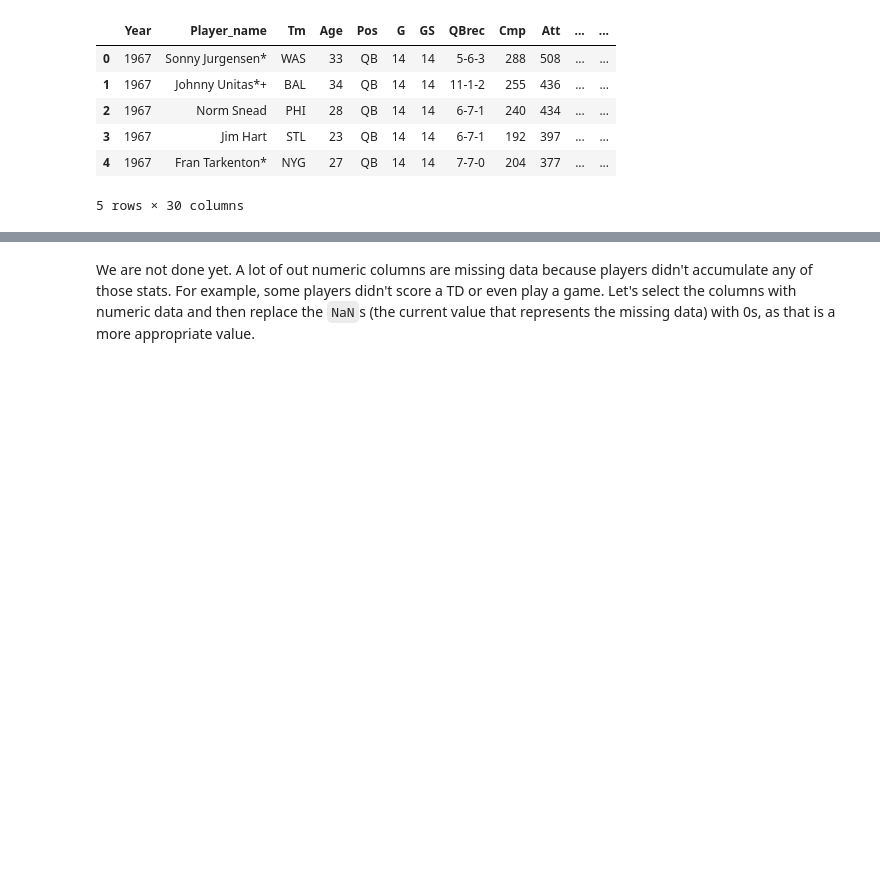
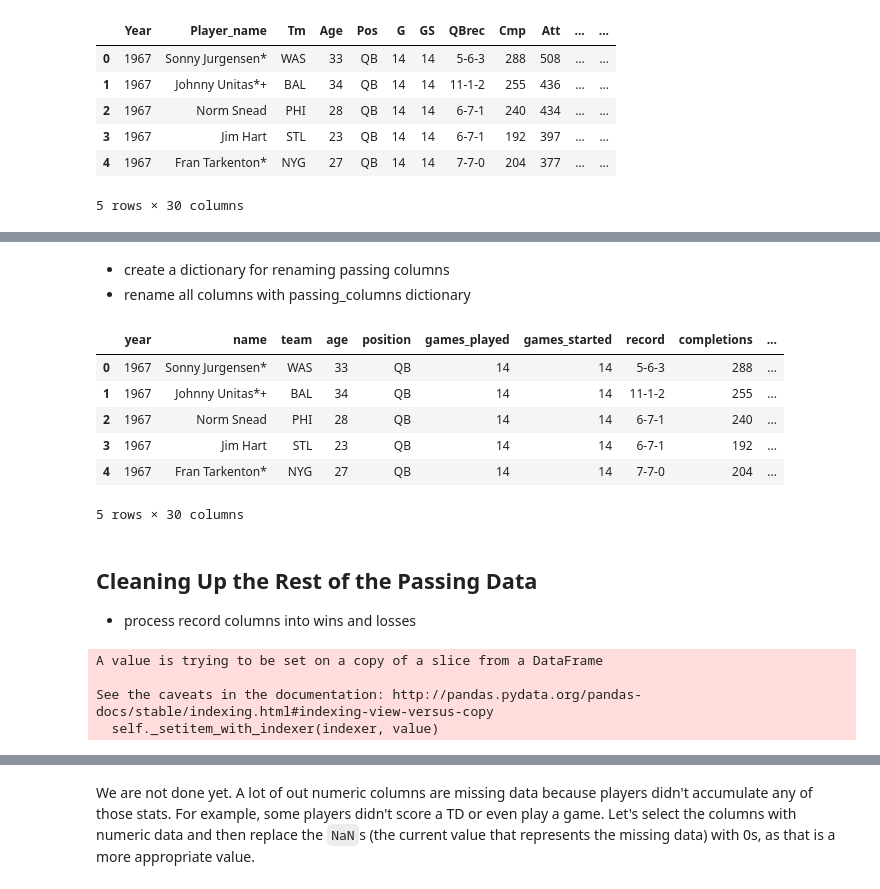
Before and after one commit to kpolimis/SOC590-Python-tutorial, a Jupyter notebook: notebooks/nfl_passing.ipynb, the cells around one changed output, grey strips where cells are left out. Cells and saved outputs as stored; diff of their text form; code cells hidden in the pictures; blank space fills up the shorter version.

```diff
--- a/notebooks/nfl_passing.ipynb
+++ b/notebooks/nfl_passing.ipynb
@@ -451,2 +329,68 @@ From the above we can see that a lot of the player data isn't numeric when it sh
+# %%
+passing_df_clean = pd.read_csv("../data/raw_data/pfr_nfl_passing_data_RAW.csv")
+# %% [markdown]
+* create a dictionary for renaming passing columns
+* rename all columns with passing_columns dictionary
+# %%
+passing_columns = {
+              'Year':'year', 'Player_name': 'name', 'Tm': 'team', 'Age': 'age',
+              'Pos': 'position', 'G': 'games_played', 'GS':
+              'games_started', 'QBrec': 'record', 'Cmp': 'completions',
+              'Att': 'attempts', 'Cmp%': 'completionPct', 'Yds':
+              'passing_yards', 'TD': 'passing_TD',  'TD%':
+              'passing_TDPct', 'Int': 'passing_INT', 'Int%':
+              'passing_INTPct', 'Lng': 'passing_long', 'Y/A':
+              'passing_ydsAtt', 'AY/A': 'passing_airydsAtt', 'Y/C':
+              'passing_ydsComp', 'Y/G': 'passing_ydsGame', 'Rate':
+              'passing_rating', 'QBR': 'QBR','Sk': 'passing_sacks', 'Yds.1':
+              'passing_sacksyds','NY/A': 'netydsAtt', 'ANY/A': 'passing_airnetydsAtt',
+              'Sk%': 'passing_sackPct', '4QC': 'FourthQtrComebacks',
+              'GWD': 'gamewinningdrives'
+              }
+ordered_columns = [
+              'name', 'team',  'year', 'age', 'position', 'wins',
+              'losses', 'games_played', 'games_started', 'completions',
+              'attempts', 'completionPct', 'passing_yards',
+              'passing_TD', 'passing_TDPct',  'passing_INT',
+              'passing_INTPct', 'passing_long', 'passing_ydsAtt',
+              'passing_airydsAtt', 'passing_ydsComp',
+              'passing_ydsGame', 'passing_rating', 'passing_sacks',
+              'passing_sacksyds', 'passing_airnetydsAtt',
+              'passing_sackPct', 'FourthQtrComebacks',
+              'gamewinningdrives'
+    ]
+# %%
+passing_df_clean.rename(index=str,columns=passing_columns, inplace=True)
+passing_df_clean.head()
+# %% [output]
+|  | year | name | team | age | position | games_played | games_started | record | completions | ... |
+| 0 | 1967 | Sonny Jurgensen* | WAS | 33 | QB | 14 | 14 | 5-6-3 | 288 | ... |
+| 1 | 1967 | Johnny Unitas*+ | BAL | 34 | QB | 14 | 14 | 11-1-2 | 255 | ... |
+| 2 | 1967 | Norm Snead | PHI | 28 | QB | 14 | 14 | 6-7-1 | 240 | ... |
+| 3 | 1967 | Jim Hart | STL | 23 | QB | 14 | 14 | 6-7-1 | 192 | ... |
+| 4 | 1967 | Fran Tarkenton* | NYG | 27 | QB | 14 | 14 | 7-7-0 | 204 | ... |
+5 rows × 30 columns
+# %% [markdown]
+## Cleaning Up the Rest of the Passing Data
+
+* process record columns into wins and losses
+# %%
+passing_df_clean['record'] = passing_df_clean['record'].astype('str')
+passing_df_clean['position'] = passing_df_clean['position'].astype('str')
+passing_df_clean['position'] = passing_df_clean['position'].str.upper()
+passing_df_clean['record'].loc[passing_df_clean.record == 'QBrec'] = "0-0-0"
+passing_df_clean['record'].loc[passing_df_clean.record == 'nan'] = "0-0-0"
+unformatted_record = passing_df_clean['record'].str[:]
+unformatted_record = unformatted_record.str.replace("-",  "/")
+passing_df_clean['wins'] = unformatted_record.str.split("/").str[0]
+passing_df_clean['losses'] = unformatted_record.str.split("/").str[1]
+passing_df_clean['name'] = passing_df_clean['name'].str.replace('[+|*]', "")
+passing_df_clean['wins'] = passing_df_clean['wins'].astype('float')
+passing_df_clean = pd.DataFrame(data=passing_df_clean, columns=ordered_columns)
+# %% [output]
+A value is trying to be set on a copy of a slice from a DataFrame
+
+See the caveats in the documentation: http://pandas.pydata.org/pandas-docs/stable/indexing.html#indexing-view-versus-copy
+  self._setitem_with_indexer(indexer, value)
 # %%
 # convert the data to proper numeric types
```
Also changed, not shown: parts of 41 cells of this notebook, 5 other files.
